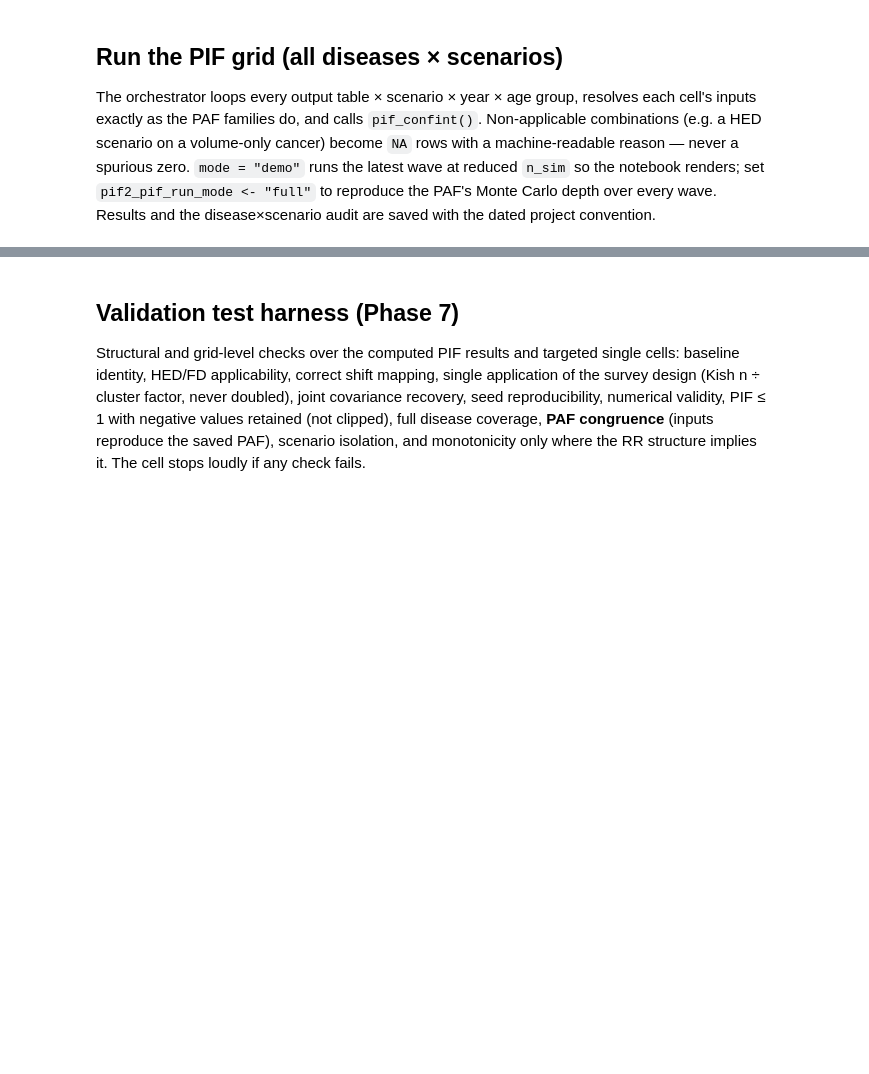
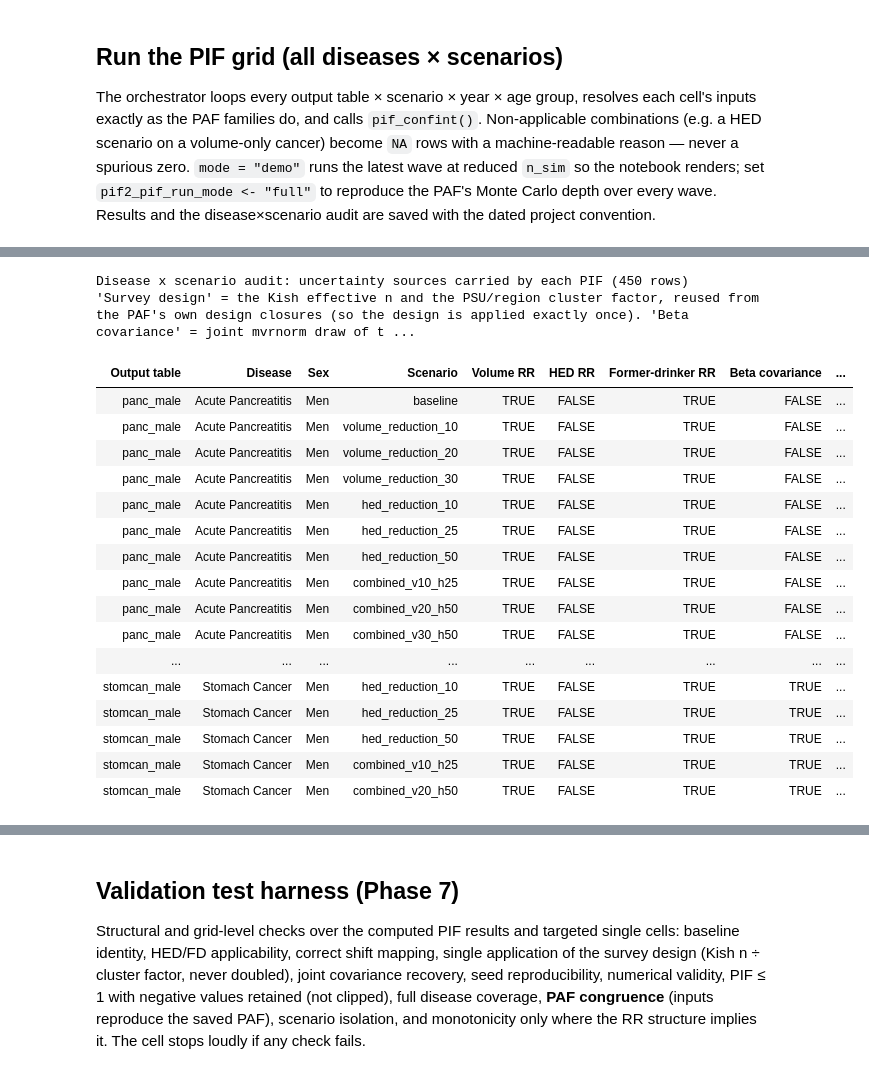
Before and after one commit to ACC1240138/expandPIF, a Jupyter notebook: __andres_control/expand_pif2.ipynb, the cells around one changed output, grey strips where cells are left out. Saved outputs shown, nothing was run; the diff lists cells and outputs as text; code cells hidden in the pictures; blank space fills up the shorter version.

```diff
--- a/__andres_control/expand_pif2.ipynb
+++ b/__andres_control/expand_pif2.ipynb
@@ -908,0 +1335,39 @@ message(sprintf(
+# %%
+#| label: pif2-tbl-pif-audit
+#| results: "hold"
+
+.t0 <- Sys.time()
+
+# One row per (output table x scenario): which uncertainty sources that cell's PIF
+# actually carries, and whether the scenario applies to the cause at all.
+pif2_audit_display <- pif2_pif_audit |>
+  dplyr::mutate(
+    sex         = unname(pif2_sex_labels[sex]),
+    scenario_id = factor(scenario_id, levels = pif2_scenario_grid$scenario_id)
+  ) |>
+  dplyr::arrange(disease, sex, scenario_id) |>
+  dplyr::select(
+    `Output table` = disease_id, Disease = disease, Sex = sex, Scenario = scenario_id,
+    `Volume RR` = uses_volume_rr, `HED RR` = uses_hed_rr, `Former-drinker RR` = uses_fd_rr,
+    `Beta covariance` = uses_beta_vcov, `Weighted gamma` = uses_weighted_gamma,
+    `Survey design` = uses_design_variance, `Age support` = age_support,
+    Applicable = applicable, Reason = reason
+  )
+
+message(sprintf(
+  "pif2-tbl-pif-audit elapsed minutes: %.2f",
+  pif2_elapsed_min(.t0)
+))
+
+pif2_html_table(
+  pif2_audit_display,
+  caption = sprintf("Disease x scenario audit: uncertainty sources carried by each PIF (%s rows)",
+                    nrow(pif2_audit_display)),
+  note = paste(
+    "'Survey design' = the Kish effective n and the PSU/region cluster factor, reused from the PAF's",
+    "own design closures (so the design is applied exactly once). 'Beta covariance' = joint mvrnorm",
+    "draw of the RR betas."
+  ),
+  max_height = 500
+)
+# %% [output]
@@ -908,0 +1375,19 @@ message(sprintf(
+Disease x scenario audit: uncertainty sources carried by each PIF (450 rows)
+'Survey design' = the Kish effective n and the PSU/region cluster factor, reused from the PAF's own design closures (so the design is applied exactly once). 'Beta covariance' = joint mvrnorm draw of t ...
+| Output table | Disease | Sex | Scenario | Volume RR | HED RR | Former-drinker RR | Beta covariance | ... |
+| panc_male | Acute Pancreatitis | Men | baseline | TRUE | FALSE | TRUE | FALSE | ... |
+| panc_male | Acute Pancreatitis | Men | volume_reduction_10 | TRUE | FALSE | TRUE | FALSE | ... |
+| panc_male | Acute Pancreatitis | Men | volume_reduction_20 | TRUE | FALSE | TRUE | FALSE | ... |
+| panc_male | Acute Pancreatitis | Men | volume_reduction_30 | TRUE | FALSE | TRUE | FALSE | ... |
+| panc_male | Acute Pancreatitis | Men | hed_reduction_10 | TRUE | FALSE | TRUE | FALSE | ... |
+| panc_male | Acute Pancreatitis | Men | hed_reduction_25 | TRUE | FALSE | TRUE | FALSE | ... |
+| panc_male | Acute Pancreatitis | Men | hed_reduction_50 | TRUE | FALSE | TRUE | FALSE | ... |
+| panc_male | Acute Pancreatitis | Men | combined_v10_h25 | TRUE | FALSE | TRUE | FALSE | ... |
+| panc_male | Acute Pancreatitis | Men | combined_v20_h50 | TRUE | FALSE | TRUE | FALSE | ... |
+| panc_male | Acute Pancreatitis | Men | combined_v30_h50 | TRUE | FALSE | TRUE | FALSE | ... |
+| ... | ... | ... | ... | ... | ... | ... | ... | ... |
+| stomcan_male | Stomach Cancer | Men | hed_reduction_10 | TRUE | FALSE | TRUE | TRUE | ... |
+| stomcan_male | Stomach Cancer | Men | hed_reduction_25 | TRUE | FALSE | TRUE | TRUE | ... |
+| stomcan_male | Stomach Cancer | Men | hed_reduction_50 | TRUE | FALSE | TRUE | TRUE | ... |
+| stomcan_male | Stomach Cancer | Men | combined_v10_h25 | TRUE | FALSE | TRUE | TRUE | ... |
+| stomcan_male | Stomach Cancer | Men | combined_v20_h50 | TRUE | FALSE | TRUE | TRUE | ... |
```
Also changed, not shown: parts of 32 cells of this notebook, 32 other files.
